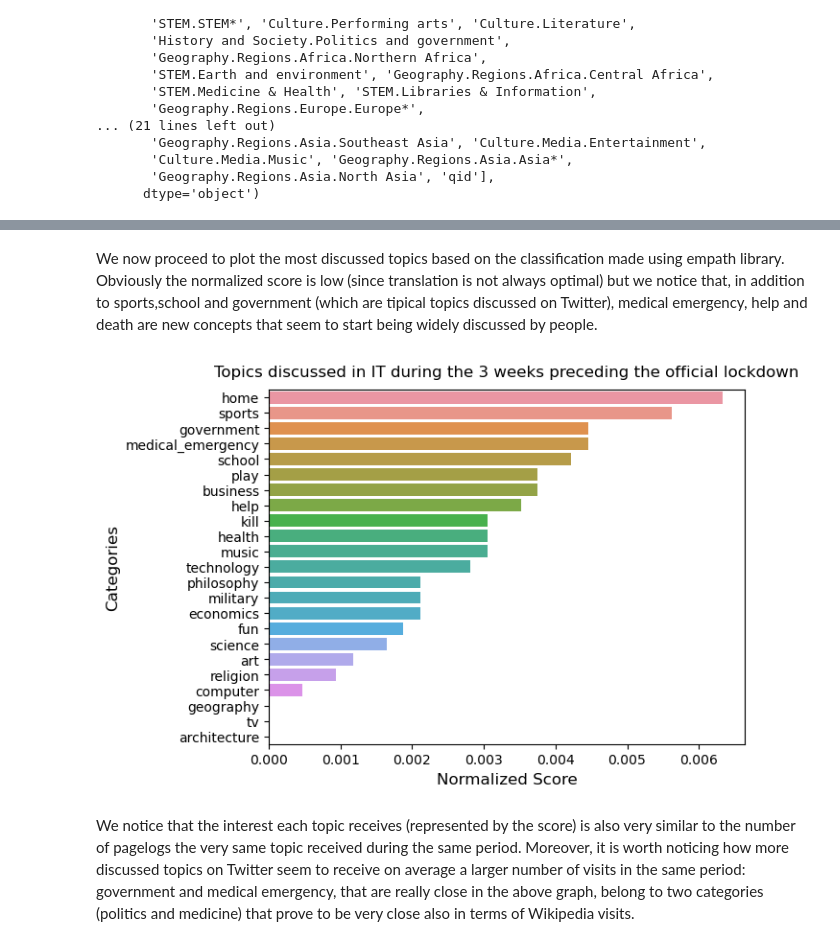
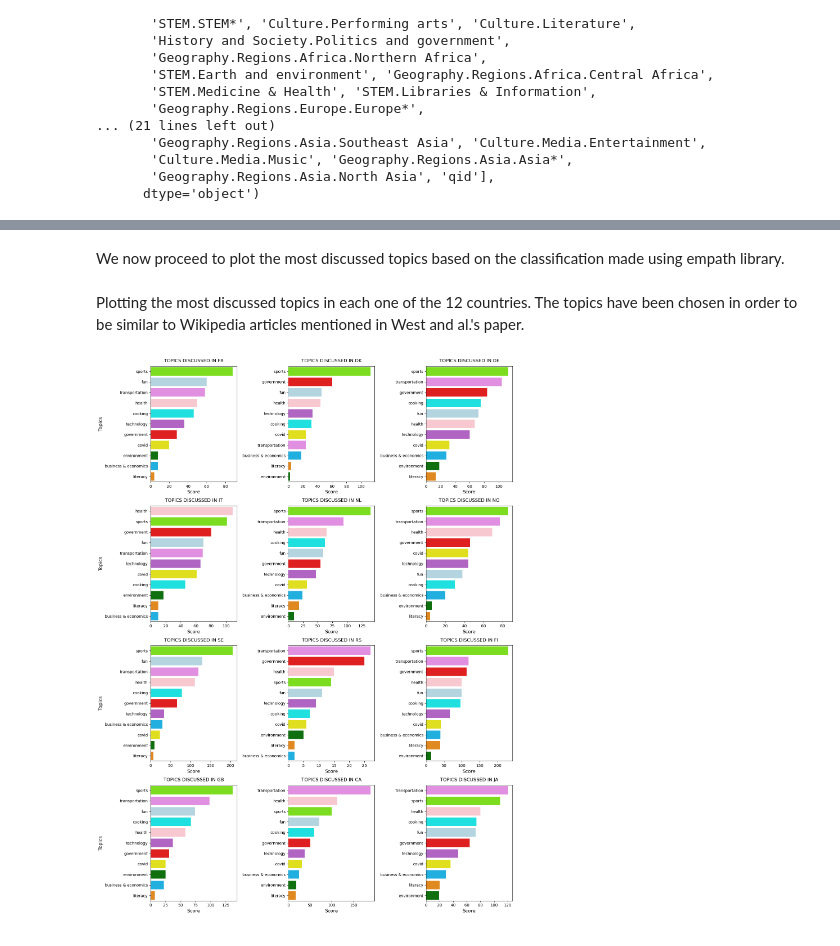
Before and after one commit to RiccardoBrioschi/The-pandemic-through-the-eyes-of-Internet, a Jupyter notebook: RQ1_Wiki&Twitter_data_investigation.ipynb, the cells around one changed output, grey strips where cells are left out. Drawn from its saved outputs; the diff is of its cells as text; code cells hidden in the pictures.

```diff
--- a/RQ1_Wiki&Twitter_data_investigation.ipynb
+++ b/RQ1_Wiki&Twitter_data_investigation.ipynb
@@ -145,3 +135,0 @@ We also define a list of feelings and emotions that we want to detect in each tw
-# %%
-emotions = ["suffering", "optimism", "fear", "sadness", "joy", "anger", "pain", "negative_emotion",
-            "positive_emotion", "happiness"]
@@ -151 +174,5 @@ Notice that, in order to filter the tweets we retrieve, we set a very specific q
+# %%
+# Defining a list containing Twitter topics
+topics = ['covid','literacy','government','environment','health','technology','cooking','business & economics',
+         'transportation','sports','fun']
 # %% [markdown]
@@ -159,7 +182,12 @@ italian_tweets = pd.read_pickle('./output/' + 'IT' + '_tweets.pkl')
+# %%
+# The following dataset was created by using 'create_dataframe' function inside helpers.py
+data = {}
+for country in analysed_countries:
+    data[country] = get_dataframe(country)
 # %% [markdown]
-We now proceed to plot the most discussed topics based on the classification made using empath library. Obviously the normalized score is low (since translation is not always optimal) but we notice that, in addition to sports,school and government (which are tipical topics discussed on Twitter), medical emergency, help and death are new concepts that seem to start being widely discussed by people.
+We now proceed to plot the most discussed topics based on the classification made using empath library.
 # %%
-def plot_categories(data, topics, name_country):
+def plot_categories(data, topics, name_country, ax):
     """
     Function which plot most common emotions/topics in retrieved tweets
 
@@ -168,21 +196,35 @@ def plot_categories(data, topics, name_country):
         topics: list of topics/emotions
         name_country: name of country from which we are retrieving tweets
     """
-    fig,ax = plt.subplots(1)
+
+    colors = ['yellow','darkorange','red','green','pink','mediumorchid','cyan','deepskyblue','violet','lawngreen','lightblue','gold']
+
+    palette = {topic:color for topic,color in zip(topics,colors)}
 
     # We infer the topics discussed in the retrieved tweets
-    classified_topics = pd.DataFrame([lexicon.analyze(data.tweet.str.cat(sep=' '),categories=topics,
-                                                  normalize=True)], index=[name_country]).T
+    classified_topics = pd.DataFrame([lexicon.analyze(data.tweet.str.cat(sep=' '),categories=topics)],
+                                     index=[name_country]).T
 
     classified_topics = classified_topics.sort_values(by=[name_country], ascending=False)
     classified_topics.reset_index(inplace=True)
-    sns.barplot(data = classified_topics, x=name_country, y='index')
-    plt.title('Topics discussed in {} during the 3 weeks preceding the official lockdown'.format(name_country), pad=10)
-    plt.ylabel('Categories', fontsize=12)
-    plt.xlabel('Normalized Score', fontsize=12)
+    sns.barplot(data = classified_topics, x=name_country, y='index', ax=ax, palette=palette)
+    ax.set_title('TOPICS DISCUSSED IN {}'.format(name_country), pad=10)
+    ax.set_xlabel('Score', fontsize=12)
+    ax.set_ylabel('')
+# %% [markdown]
+Plotting the most discussed topics in each one of the 12 countries. The topics have been chosen in order to be similar to Wikipedia articles mentioned in West and al.'s paper.
 # %%
-plot_categories(italian_tweets,topics,'IT')
+fig, axs = plt.subplots(4,3, figsize=(15,20))
+
+for country in analysed_countries:
+    rows = ['Topics']*4
+    index = analysed_countries.index(country)
+    row = index // 3
+    col = index % 3
+    plot_categories(data[country],topics,country, ax=axs[row,col])
+    for ax,row in zip(axs[:,0],rows):
+        ax.set_ylabel(row,fontsize=12)
+
+fig.tight_layout()
 # %% [output]
-[figure, old version]
+[figure, new version]
-# %% [markdown]
-We notice that the interest each topic receives (represented by the score) is also very similar to the number of pagelogs the very same topic received during the same period. Moreover, it is worth noticing how more discussed topics on Twitter seem to receive on average a larger number of visits in the same period: government and medical emergency, that are really close in the above graph, belong to two categories (politics and medicine) that prove to be very close also in terms of Wikipedia visits.
```
Also changed, not shown: parts of 30 cells of this notebook.
